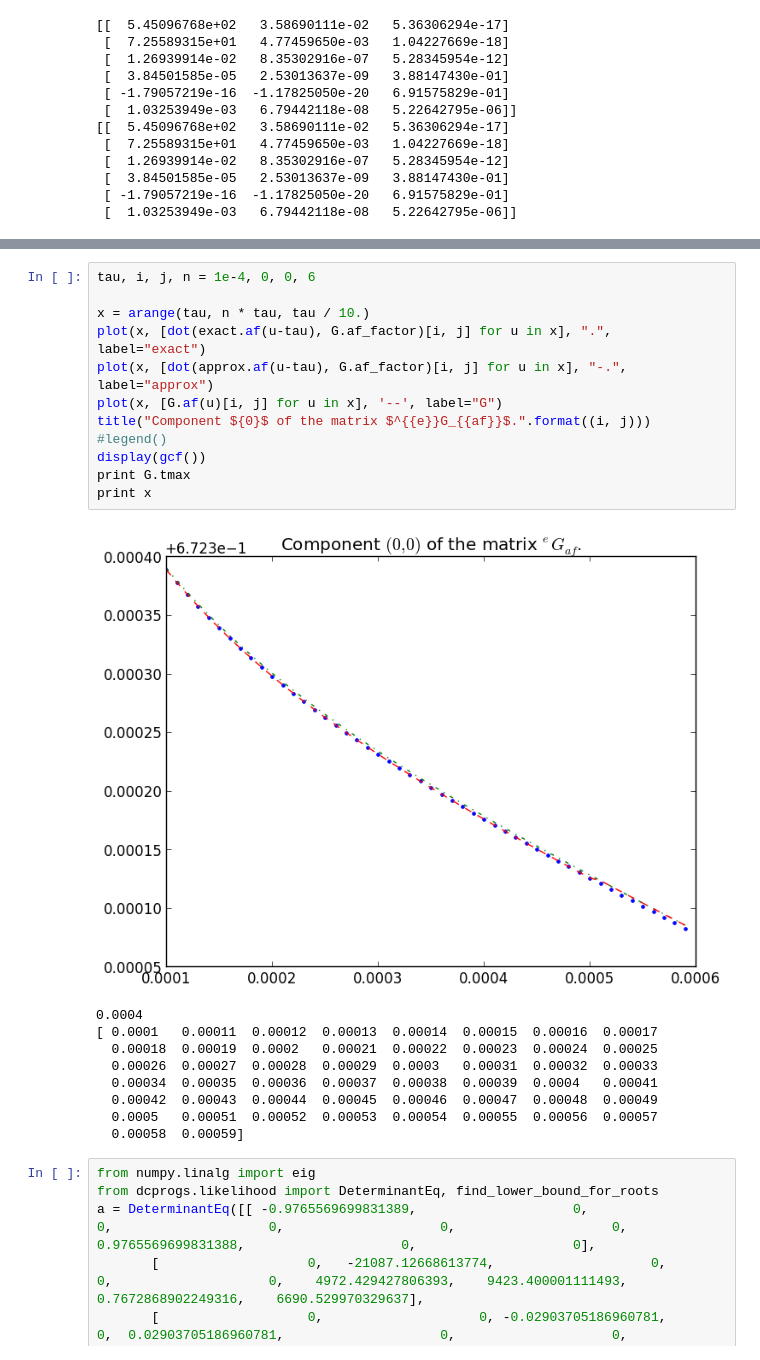
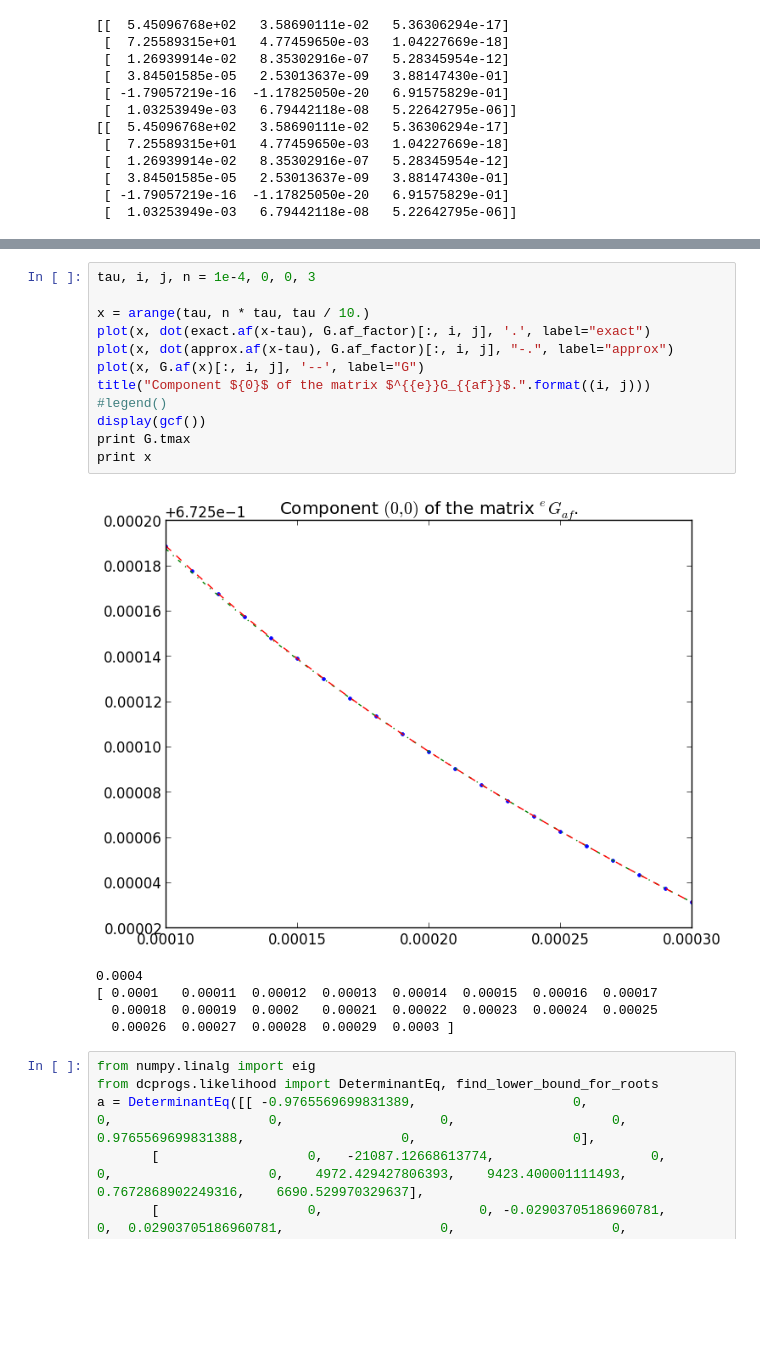
Before and after one commit to DCPROGS/HJCFIT, a Jupyter notebook: exploration/MissedEvents.ipynb, the cells around one changed output, grey strips where cells are left out. Cells and saved outputs as stored; diff of their text form; blank space fills up the shorter version.

```diff
--- a/exploration/MissedEvents.ipynb
+++ b/exploration/MissedEvents.ipynb
@@ -71,25 +71,21 @@ print approx.af_components[0][0] + approx.af_components[1][0] + approx.af_compon
 # %%
-tau, i, j, n = 1e-4, 0, 0, 6
+tau, i, j, n = 1e-4, 0, 0, 3
 
 x = arange(tau, n * tau, tau / 10.)
-plot(x, [dot(exact.af(u-tau), G.af_factor)[i, j] for u in x], ".", label="exact")
-plot(x, [dot(approx.af(u-tau), G.af_factor)[i, j] for u in x], "-.", label="approx")
-plot(x, [G.af(u)[i, j] for u in x], '--', label="G")
+plot(x, dot(exact.af(x-tau), G.af_factor)[:, i, j], '.', label="exact")
+plot(x, dot(approx.af(x-tau), G.af_factor)[:, i, j], "-.", label="approx")
+plot(x, G.af(x)[:, i, j], '--', label="G")
 title("Component ${0}$ of the matrix $^{{e}}G_{{af}}$.".format((i, j)))
 #legend()
 display(gcf())
 print G.tmax
 print x
 # %% [output]
-[figure, old version]
+[figure, new version]
 0.0004
 [ 0.0001   0.00011  0.00012  0.00013  0.00014  0.00015  0.00016  0.00017
   0.00018  0.00019  0.0002   0.00021  0.00022  0.00023  0.00024  0.00025
-  0.00026  0.00027  0.00028  0.00029  0.0003   0.00031  0.00032  0.00033
-  0.00034  0.00035  0.00036  0.00037  0.00038  0.00039  0.0004   0.00041
-  0.00042  0.00043  0.00044  0.00045  0.00046  0.00047  0.00048  0.00049
-  0.0005   0.00051  0.00052  0.00053  0.00054  0.00055  0.00056  0.00057
-  0.00058  0.00059]
+  0.00026  0.00027  0.00028  0.00029  0.0003 ]
 # %%
 from numpy.linalg import eig
 from dcprogs.likelihood import DeterminantEq, find_lower_bound_for_roots
```
Also changed, not shown: parts of 2 cells of this notebook, 13 other files.
